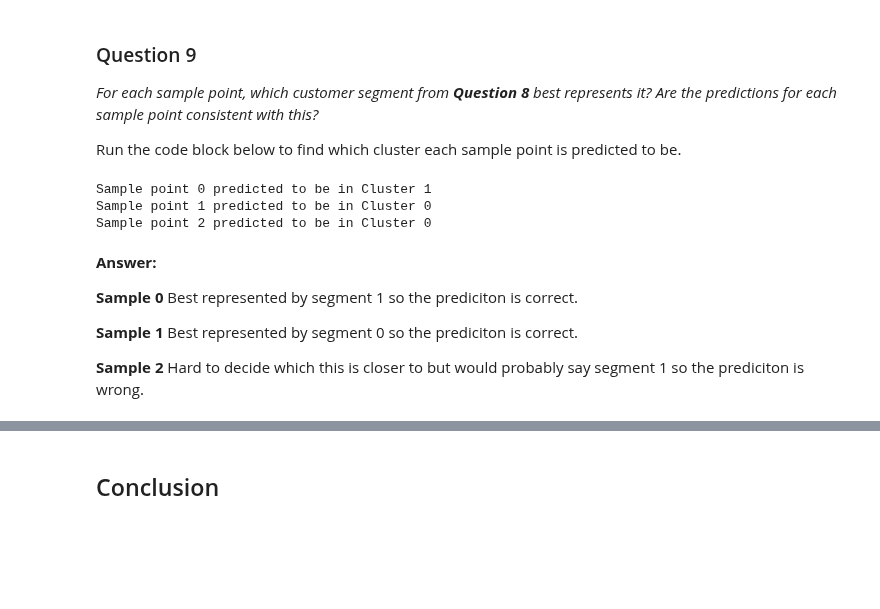
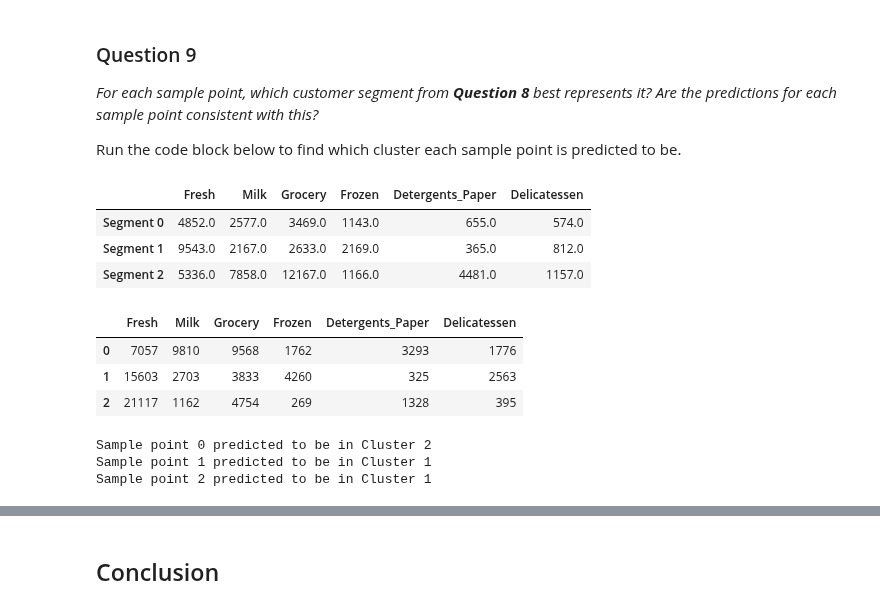
Before and after one commit to CJTurpie/machine-learning, a Jupyter notebook: projects/creating_customer_segments/customer_segments.ipynb, the cells around one changed output, grey strips where cells are left out. Saved outputs shown, nothing was run; the diff lists cells and outputs as text; code cells hidden in the pictures; blank space fills up the shorter version.

```diff
--- a/projects/creating_customer_segments/customer_segments.ipynb
+++ b/projects/creating_customer_segments/customer_segments.ipynb
@@ -517,21 +557,24 @@ Segment 1 has low Fresh, high Milk, high Grocery, low Frozen, high Detergents_Pa
 
 Run the code block below to find which cluster each sample point is predicted to be.
 # %%
+# Display the true centres
+display(true_centers)
+
+#dDisplay the sample points
+display(samples)
+
 # Display the predictions
 for i, pred in enumerate(sample_preds):
     print "Sample point", i, "predicted to be in Cluster", pred
 # %% [output]
+|  | Fresh | Milk | Grocery | Frozen | Detergents_Paper | Delicatessen |
+| Segment 0 | 4852.0 | 2577.0 | 3469.0 | 1143.0 | 655.0 | 574.0 |
+| Segment 1 | 9543.0 | 2167.0 | 2633.0 | 2169.0 | 365.0 | 812.0 |
+| Segment 2 | 5336.0 | 7858.0 | 12167.0 | 1166.0 | 4481.0 | 1157.0 |
+|  | Fresh | Milk | Grocery | Frozen | Detergents_Paper | Delicatessen |
+| 0 | 7057 | 9810 | 9568 | 1762 | 3293 | 1776 |
+| 1 | 15603 | 2703 | 3833 | 4260 | 325 | 2563 |
+| 2 | 21117 | 1162 | 4754 | 269 | 1328 | 395 |
-Sample point 0 predicted to be in Cluster 1
-Sample point 1 predicted to be in Cluster 0
-Sample point 2 predicted to be in Cluster 0
+Sample point 0 predicted to be in Cluster 2
+Sample point 1 predicted to be in Cluster 1
+Sample point 2 predicted to be in Cluster 1
-# %% [markdown]
-**Answer:**
-
-**Sample 0**
-Best represented by segment 1 so the prediciton is correct.
-
-**Sample 1**
-Best represented by segment 0 so the prediciton is correct.
-
-**Sample 2**
-Hard to decide which this is closer to but would probably say segment 1 so the prediciton is wrong.
```
Also changed, not shown: parts of 15 cells of this notebook, 2 other files.
